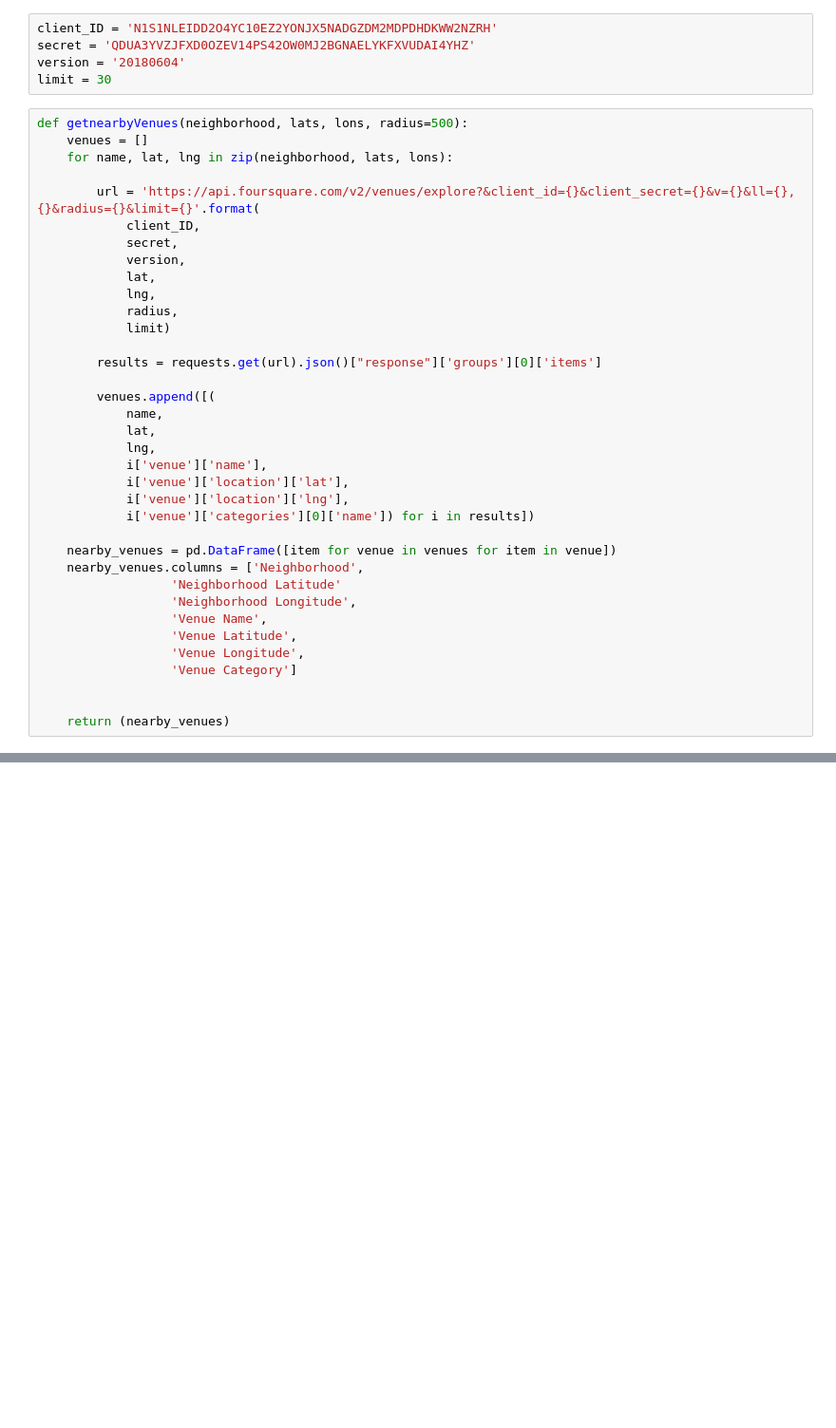
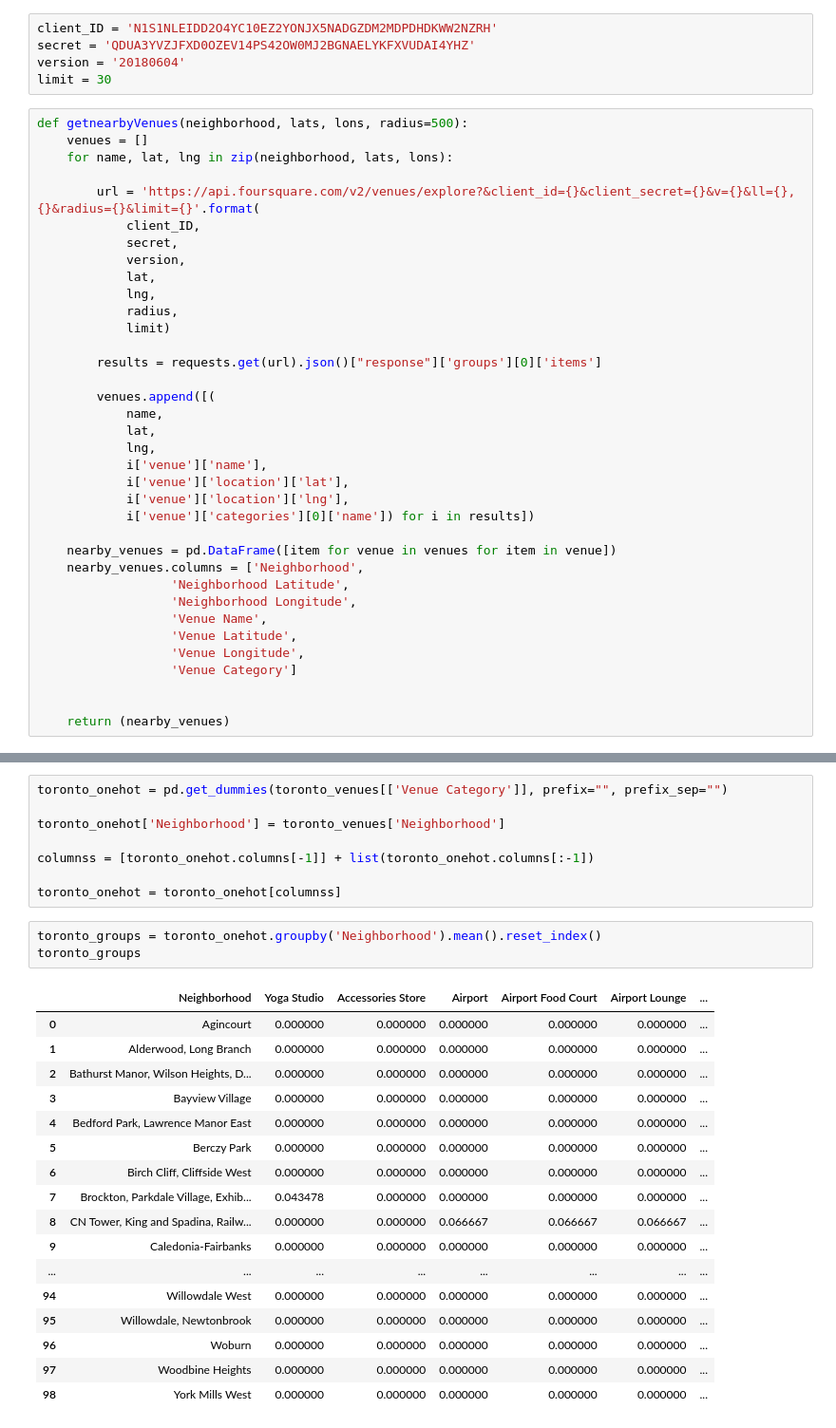
Before and after one commit to Butternutcocoa/Coursera_Capstone, a Jupyter notebook: Capstone_Toronto.ipynb, the cells around one changed output, grey strips where cells are left out. Shown at 95% size. Cells and saved outputs as stored; diff of their text form; blank space fills up the shorter version.

```diff
--- a/Capstone_Toronto.ipynb
+++ b/Capstone_Toronto.ipynb
@@ -151,7 +152,7 @@ def getnearbyVenues(neighborhood, lats, lons, radius=500):
 
     nearby_venues = pd.DataFrame([item for venue in venues for item in venue])
     nearby_venues.columns = ['Neighborhood',
-                  'Neighborhood Latitude'
+                  'Neighborhood Latitude',
                   'Neighborhood Longitude',
                   'Venue Name',
                   'Venue Latitude',
@@ -170,0 +201,29 @@ url
+# %%
+toronto_onehot = pd.get_dummies(toronto_venues[['Venue Category']], prefix="", prefix_sep="")
+
+toronto_onehot['Neighborhood'] = toronto_venues['Neighborhood']
+
+columnss = [toronto_onehot.columns[-1]] + list(toronto_onehot.columns[:-1])
+
+toronto_onehot = toronto_onehot[columnss]
+# %%
+toronto_groups = toronto_onehot.groupby('Neighborhood').mean().reset_index()
+toronto_groups
+# %% [output]
+|  | Neighborhood | Yoga Studio | Accessories Store | Airport | Airport Food Court | Airport Lounge | ... |
+| 0 | Agincourt | 0.000000 | 0.000000 | 0.000000 | 0.000000 | 0.000000 | ... |
+| 1 | Alderwood, Long Branch | 0.000000 | 0.000000 | 0.000000 | 0.000000 | 0.000000 | ... |
+| 2 | Bathurst Manor, Wilson Heights, D... | 0.000000 | 0.000000 | 0.000000 | 0.000000 | 0.000000 | ... |
+| 3 | Bayview Village | 0.000000 | 0.000000 | 0.000000 | 0.000000 | 0.000000 | ... |
+| 4 | Bedford Park, Lawrence Manor East | 0.000000 | 0.000000 | 0.000000 | 0.000000 | 0.000000 | ... |
+| 5 | Berczy Park | 0.000000 | 0.000000 | 0.000000 | 0.000000 | 0.000000 | ... |
+| 6 | Birch Cliff, Cliffside West | 0.000000 | 0.000000 | 0.000000 | 0.000000 | 0.000000 | ... |
+| 7 | Brockton, Parkdale Village, Exhib... | 0.043478 | 0.000000 | 0.000000 | 0.000000 | 0.000000 | ... |
+| 8 | CN Tower, King and Spadina, Railw... | 0.000000 | 0.000000 | 0.066667 | 0.066667 | 0.066667 | ... |
+| 9 | Caledonia-Fairbanks | 0.000000 | 0.000000 | 0.000000 | 0.000000 | 0.000000 | ... |
+| ... | ... | ... | ... | ... | ... | ... | ... |
+| 94 | Willowdale West | 0.000000 | 0.000000 | 0.000000 | 0.000000 | 0.000000 | ... |
+| 95 | Willowdale, Newtonbrook | 0.000000 | 0.000000 | 0.000000 | 0.000000 | 0.000000 | ... |
+| 96 | Woburn | 0.000000 | 0.000000 | 0.000000 | 0.000000 | 0.000000 | ... |
+| 97 | Woodbine Heights | 0.000000 | 0.000000 | 0.000000 | 0.000000 | 0.000000 | ... |
+| 98 | York Mills West | 0.000000 | 0.000000 | 0.000000 | 0.000000 | 0.000000 | ... |
```
Also changed, not shown: parts of 44 cells of this notebook.
